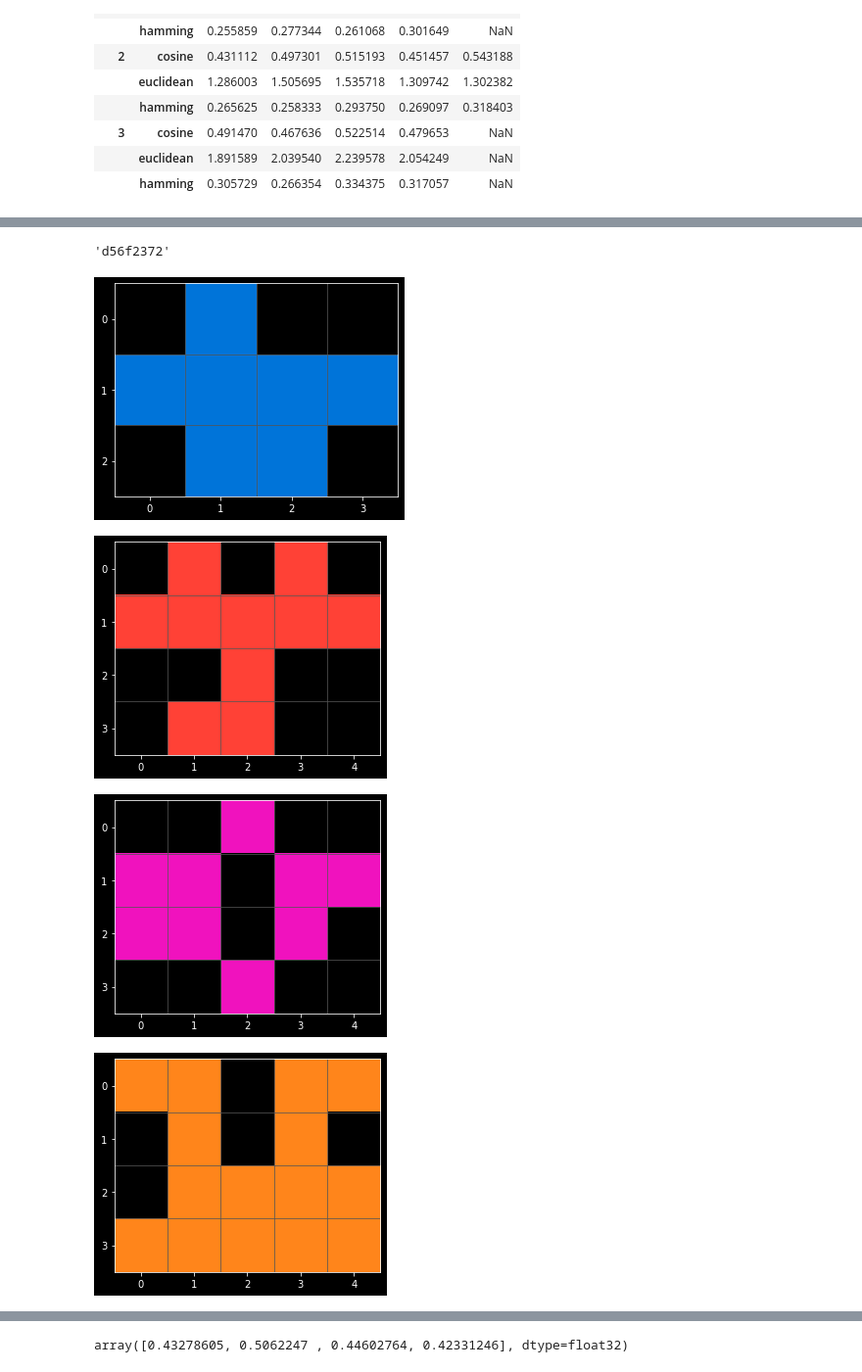
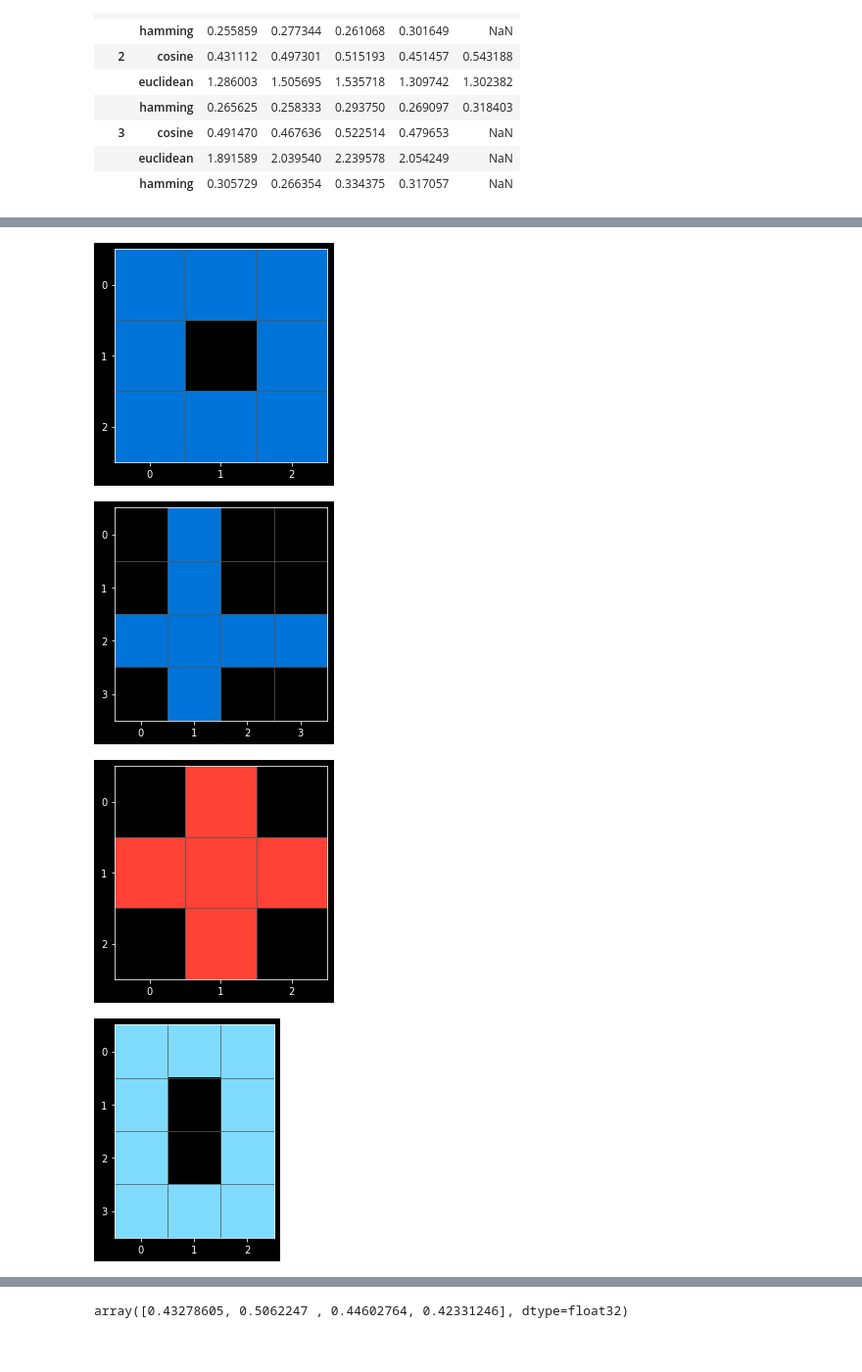
Before and after one commit to carbonati/kaggle-arc, a Jupyter notebook: notebooks/graphs.ipynb, the cells around one changed output, grey strips where cells are left out. Shown at 98% size. Cells and saved outputs as stored; diff of their text form; code cells hidden in the pictures.

Commit message:
graph update

```diff
--- a/notebooks/graphs.ipynb
+++ b/notebooks/graphs.ipynb
@@ -2069,9 +2037,3 @@ s = Solver('d56f2372')
 s.plot()
 # %% [output]
 [figure]
-# %%
-for i in range(4):
-    print(i)
-    objs = s.nbrs[i][0]
-    for o in objs:
-        o.plot(); plt.show()
@@ -2127,0 +2108,4 @@ array([0.6813759 , 0.75685453], dtype=float32)
+# %%
+task = Solver('ac2e8ecf')
+objs = task.objects[3][0]
+task.plot()
@@ -2196,12 +2174,8 @@ df_rank.loc[df_rank['method'] == 'euclidean']
-# %%
-s.task_id
-# %% [output]
-'d56f2372'
 # %%
-for o in s.nbrs[0][0]:
+for o in task.nbrs[0][0]:
     o.plot(); plt.show()
 # %% [output]
-[figure, old version]
+[figure, new version]
-[figure, old version]
+[figure, new version]
-[figure, old version]
+[figure, new version]
-[figure, old version]
+[figure, new version]
```
Also changed, not shown: parts of 56 cells of this notebook.
